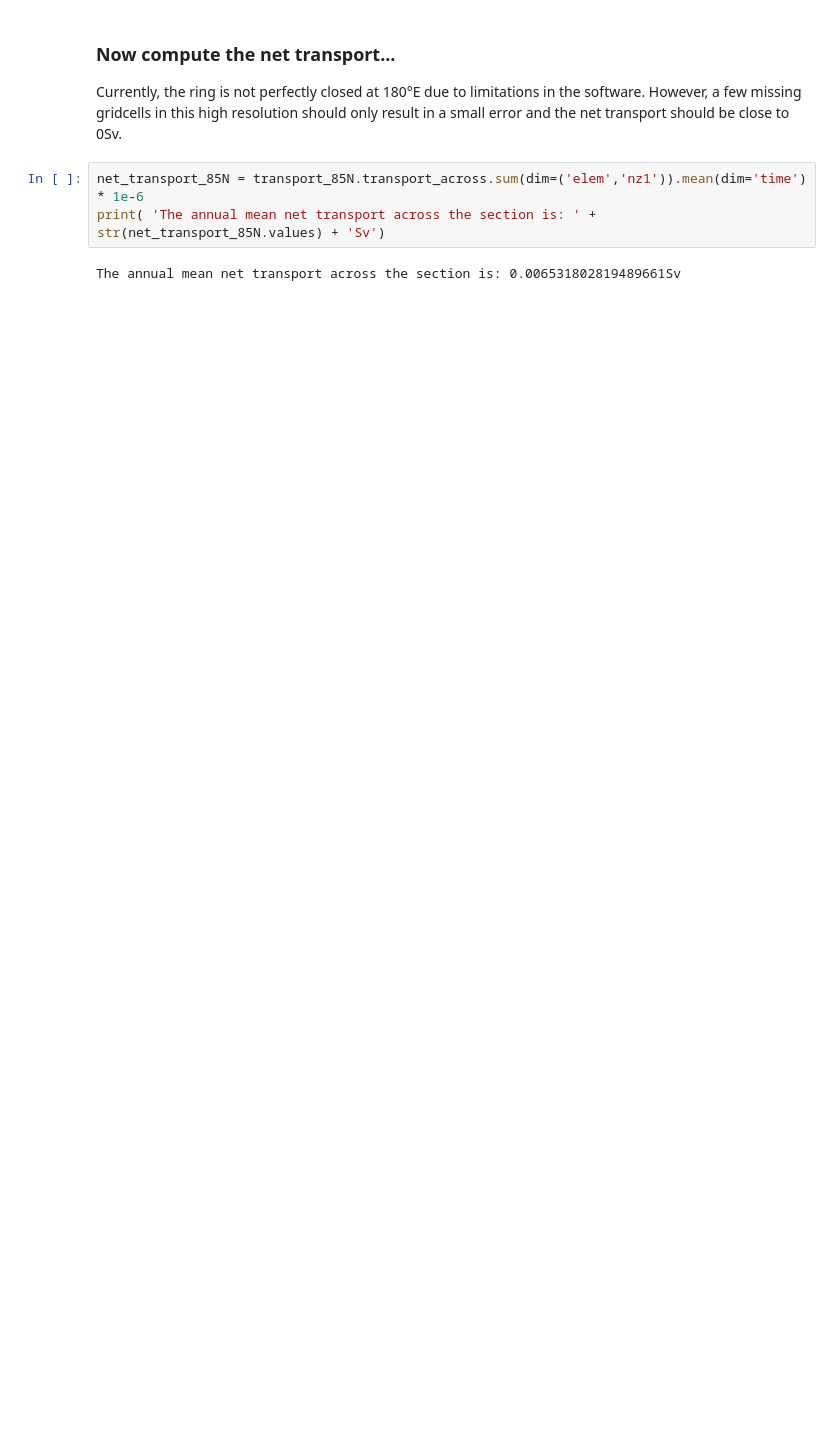
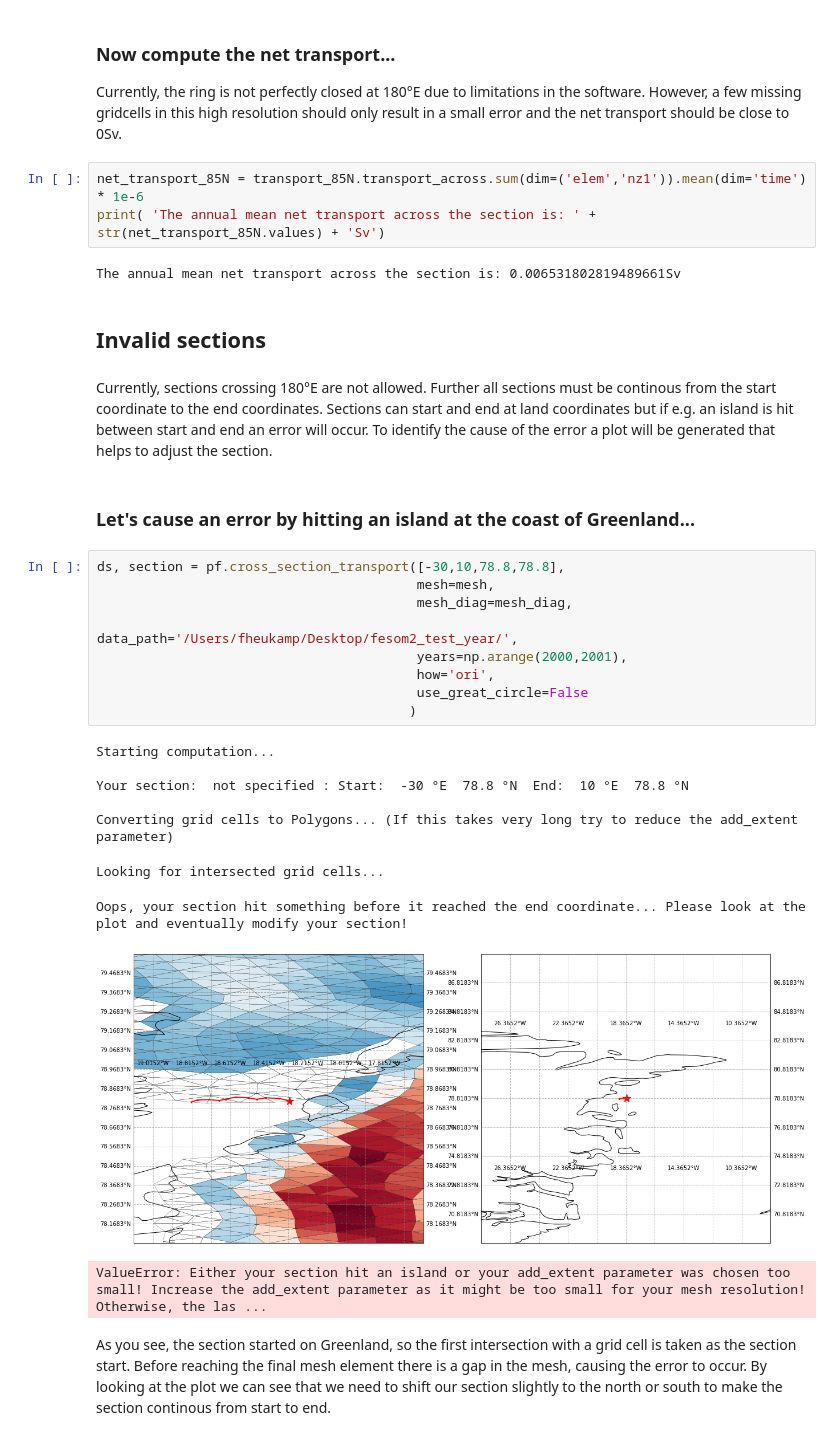
Before and after one commit to FESOM/pyfesom2, a Jupyter notebook: notebooks/transports.ipynb, the cells around one changed output. Cells and saved outputs as stored; diff of their text form; blank space fills up the shorter version.

Commit message:
Added a description how to handle invalid sections to the notebook

```diff
--- a/notebooks/transports.ipynb
+++ b/notebooks/transports.ipynb
@@ -401,3 +401,30 @@ net_transport_85N = transport_85N.transport_across.sum(dim=('elem','nz1')).mean(
 print( 'The annual mean net transport across the section is: ' + str(net_transport_85N.values) + 'Sv')
 # %% [output]
 The annual mean net transport across the section is: 0.006531802819489661Sv
+# %% [markdown]
+## Invalid sections
+# %% [markdown]
+Currently, sections crossing 180°E are not allowed. Further all sections must be continous from the start coordinate to the end coordinates. Sections can start and end at land coordinates but if e.g. an island is hit between start and end an error will occur. To identify the cause of the error a plot will be generated that helps to adjust the section.
+# %% [markdown]
+### Let's cause an error by hitting an island at the coast of Greenland...
+# %%
+ds, section = pf.cross_section_transport([-30,10,78.8,78.8],
+                                         mesh=mesh,
+                                         mesh_diag=mesh_diag,
+                                         data_path='/Users/fheukamp/Desktop/fesom2_test_year/',
+                                         years=np.arange(2000,2001),
+                                         how='ori',
+                                         use_great_circle=False
+                                        )
+# %% [output]
+Starting computation...
+
+Your section:  not specified : Start:  -30 °E  78.8 °N  End:  10 °E  78.8 °N
+
+Converting grid cells to Polygons... (If this takes very long try to reduce the add_extent parameter)
+Looking for intersected grid cells...
+Oops, your section hit something before it reached the end coordinate... Please look at the plot and eventually modify your section!
+[figure, added]
+ValueError: Either your section hit an island or your add_extent parameter was chosen too small! Increase the add_extent parameter as it might be too small for your mesh resolution! Otherwise, the las ...
+# %% [markdown]
+As you see, the section started on Greenland, so the first intersection with a grid cell is taken as the section start. Before reaching the final mesh element there is a gap in the mesh, causing the error to occur. By looking at the plot we can see that we need to shift our section slightly to the north or south to make the section continous from start to end.
```
Also changed, not shown: parts of 2 cells of this notebook.
